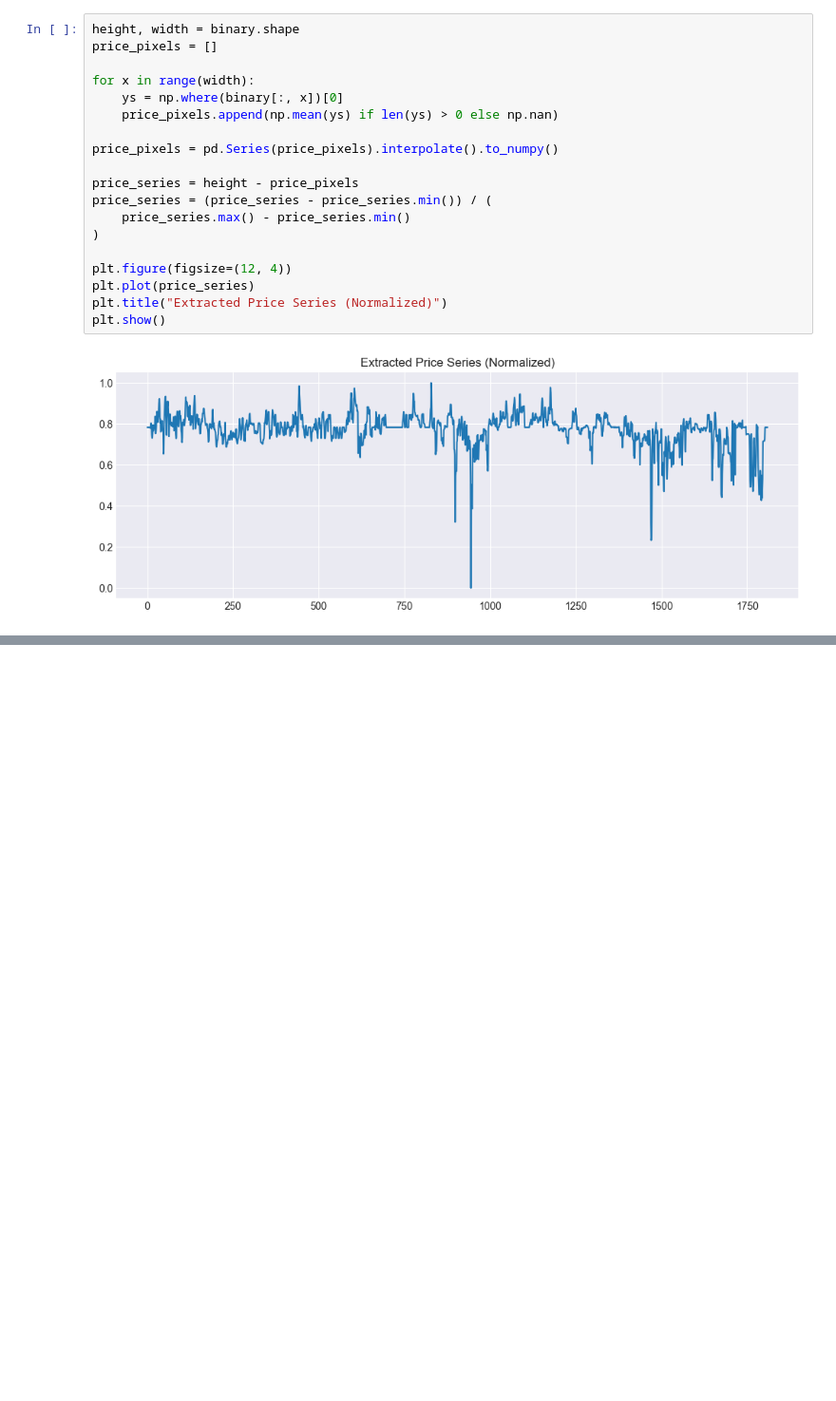
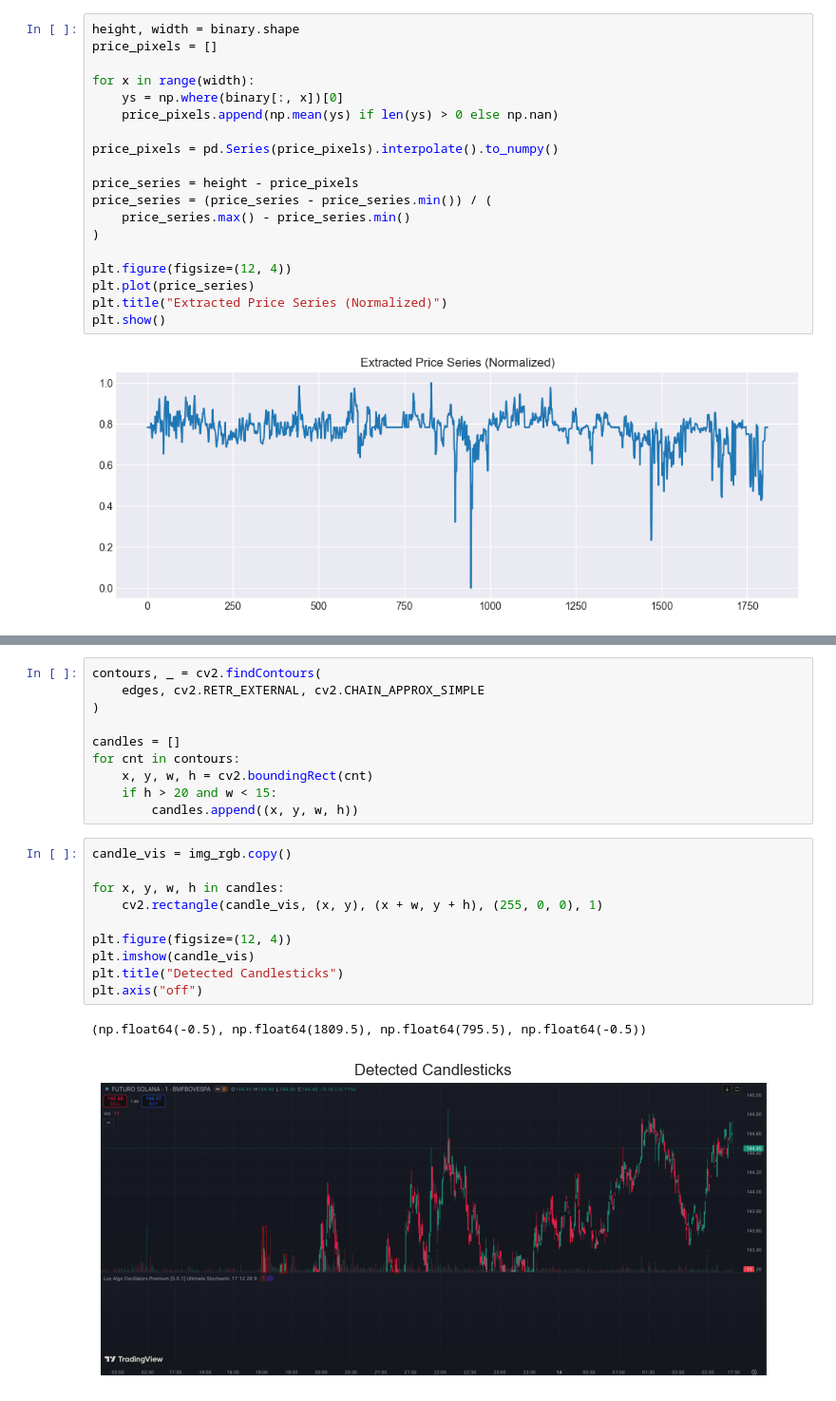
Before and after one commit to krishpranav/trade.jup, a Jupyter notebook: notebooks/market_structure_engine.ipynb, the cells around one changed output, grey strips where cells are left out. Shown at 95% size. Drawn from its saved outputs; the diff is of its cells as text; blank space fills up the shorter version.

```diff
--- a/notebooks/market_structure_engine.ipynb
+++ b/notebooks/market_structure_engine.ipynb
@@ -80,0 +110,23 @@ plt.show()
+# %%
+contours, _ = cv2.findContours(
+    edges, cv2.RETR_EXTERNAL, cv2.CHAIN_APPROX_SIMPLE
+)
+
+candles = []
+for cnt in contours:
+    x, y, w, h = cv2.boundingRect(cnt)
+    if h > 20 and w < 15:
+        candles.append((x, y, w, h))
+# %%
+candle_vis = img_rgb.copy()
+
+for x, y, w, h in candles:
+    cv2.rectangle(candle_vis, (x, y), (x + w, y + h), (255, 0, 0), 1)
+
+plt.figure(figsize=(12, 4))
+plt.imshow(candle_vis)
+plt.title("Detected Candlesticks")
+plt.axis("off")
+# %% [output]
+(np.float64(-0.5), np.float64(1809.5), np.float64(795.5), np.float64(-0.5))
+[figure, added]
```
Also changed, not shown: parts of 9 cells of this notebook.
